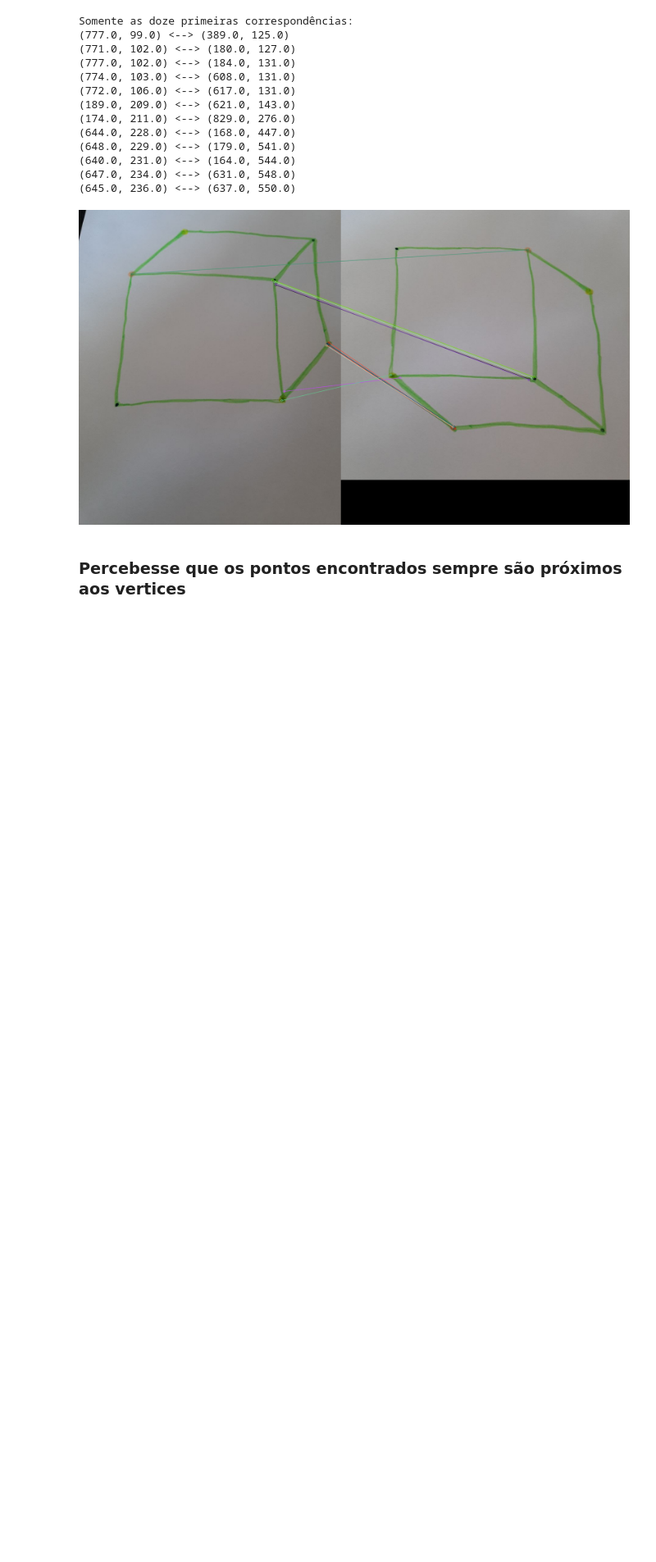
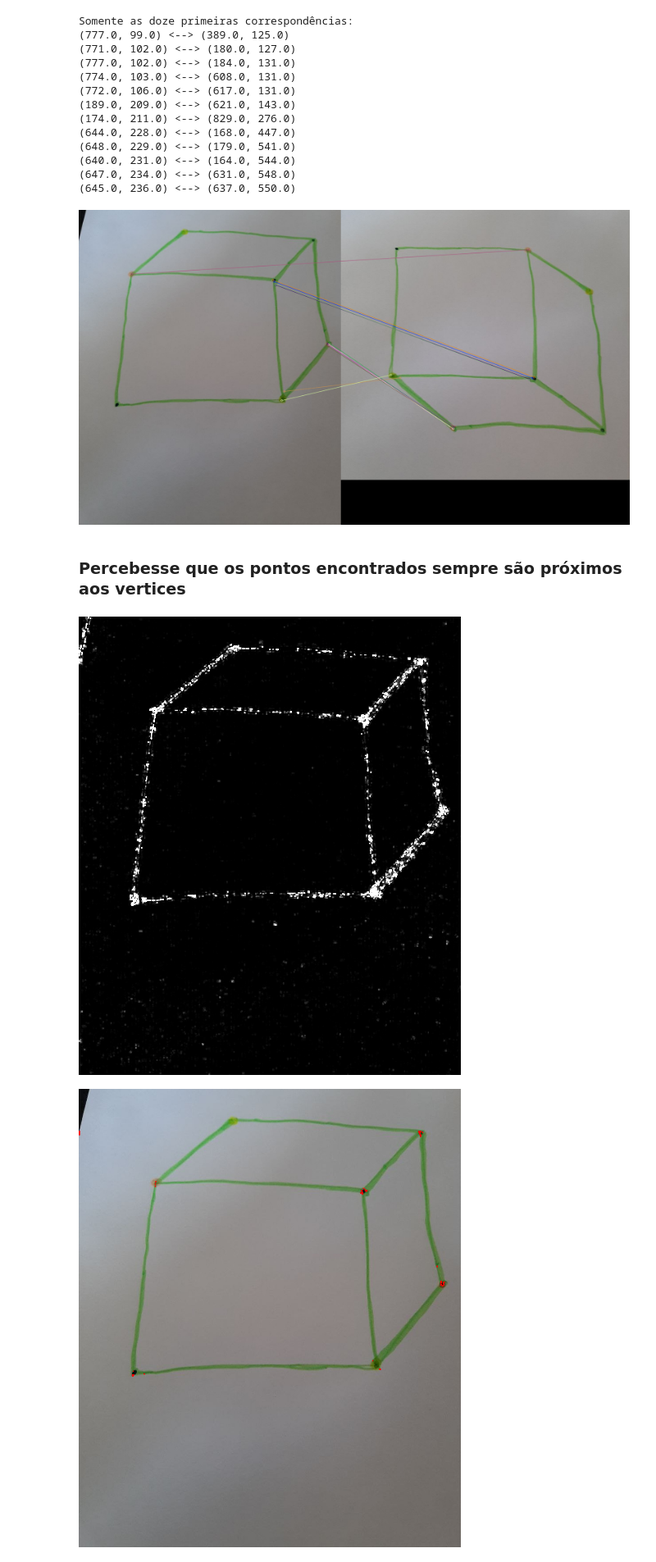
Before and after one commit to evandrofr/visao_projeto2, a Jupyter notebook: projeto2.ipynb, the cells around one changed output. Shown at 82% size. Drawn from its saved outputs; the diff is of its cells as text; code cells hidden in the pictures; blank space fills up the shorter version.

```diff
--- a/projeto2.ipynb
+++ b/projeto2.ipynb
@@ -55,3 +55,16 @@ Somente as doze primeiras correspondências:
 [figure]
 # %% [markdown]
 ### Percebesse que os pontos encontrados sempre são próximos aos vertices
+# %%
+gray = cv.cvtColor(img1,cv.COLOR_BGR2GRAY)
+gray = np.float32(gray)
+dst = cv.cornerHarris(gray,2,3,0.04) #Documentação: https://docs.opencv.org/3.4/dd/d1a/group__imgproc__feature.html#gac1fc3598018010880e370e2f709b4345
+dst = cv.dilate(dst,None)
+cv2_imshow(dst)
+print("")
+img1_copy = img1.copy()
+img1_copy[dst>0.01*dst.max()]=[0,0,255]
+cv2_imshow(img1_copy)
+# %% [output]
+[figure, added]
+[figure, added]
```
Also changed, not shown: parts of 1 cell of this notebook.
